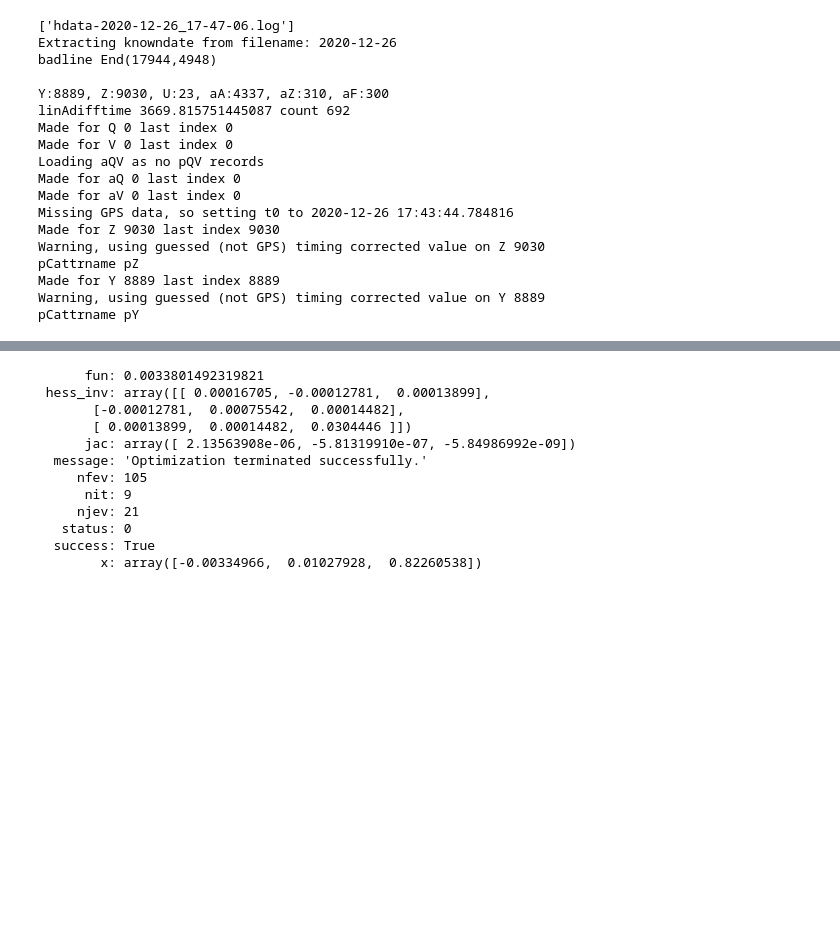
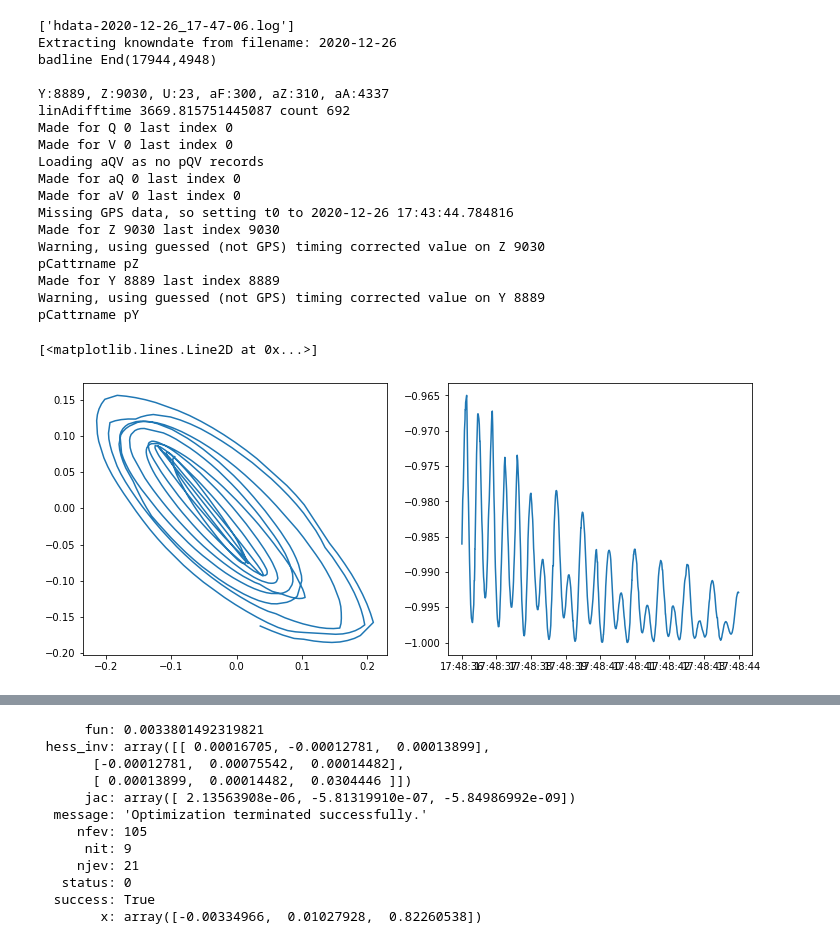
Before and after one commit to goatchurchprime/RTK_on_the_beach, a Jupyter notebook: notebooks/pendulum_fitting_process.ipynb, the cells around one changed output, grey strips where cells are left out. Saved outputs shown, nothing was run; the diff lists cells and outputs as text; code cells hidden in the pictures; blank space fills up the shorter version.

```diff
--- a/notebooks/pendulum_fitting_process.ipynb
+++ b/notebooks/pendulum_fitting_process.ipynb
@@ -16,15 +16,20 @@ fLog = os.path.join(fdir, logfiles[0])
 fd = loaders.FlyDat(fLog)
 fd.LoadC("ZY")
 
-t0 = pandas.Timestamp('2020-12-26 17:47:33')
-t1 = t0 + pandas.Timedelta("9s")
+t0 = pandas.Timestamp('2020-12-26 17:48:31')
+t1 = t0 + pandas.Timedelta("13s")
+
+# later swing is better
+t0 = pandas.Timestamp('2020-12-26 17:48:36')
+t1 = t0 + pandas.Timedelta("8s")
+
 pZ = fd.pZ[~fd.pZ.bad][t0:t1]
 # %% [output]
 ['hdata-2020-12-26_17-47-06.log']
 Extracting knowndate from filename: 2020-12-26
 badline End(17944,4948)
 
-Y:8889, Z:9030, U:23, aA:4337, aZ:310, aF:300
+Y:8889, Z:9030, U:23, aF:300, aZ:310, aA:4337
 linAdifftime 3669.815751445087 count 692
 Made for Q 0 last index 0
 Made for V 0 last index 0
@@ -38,3 +43,16 @@ pCattrname pZ
 Made for Y 8889 last index 8889
 Warning, using guessed (not GPS) timing corrected value on Y 8889
 pCattrname pY
+# %%
+from hacktrack.utils import qvec, qmult, curvefitdifferentiate
+
+a = (0,0,1)
+rx, ry, rz = qvec((pZ.q0, pZ.q1, pZ.q2, pZ.q3), a)
+plt.figure(figsize=(12,5))
+fig = plt.subplot(121)
+plt.plot(rx, ry)
+fig = plt.subplot(122)
+plt.plot(rz)
+# %% [output]
+[<matplotlib.lines.Line2D at 0x...>]
+[figure, added]
```
Also changed, not shown: parts of 11 cells of this notebook, 1 other file.
